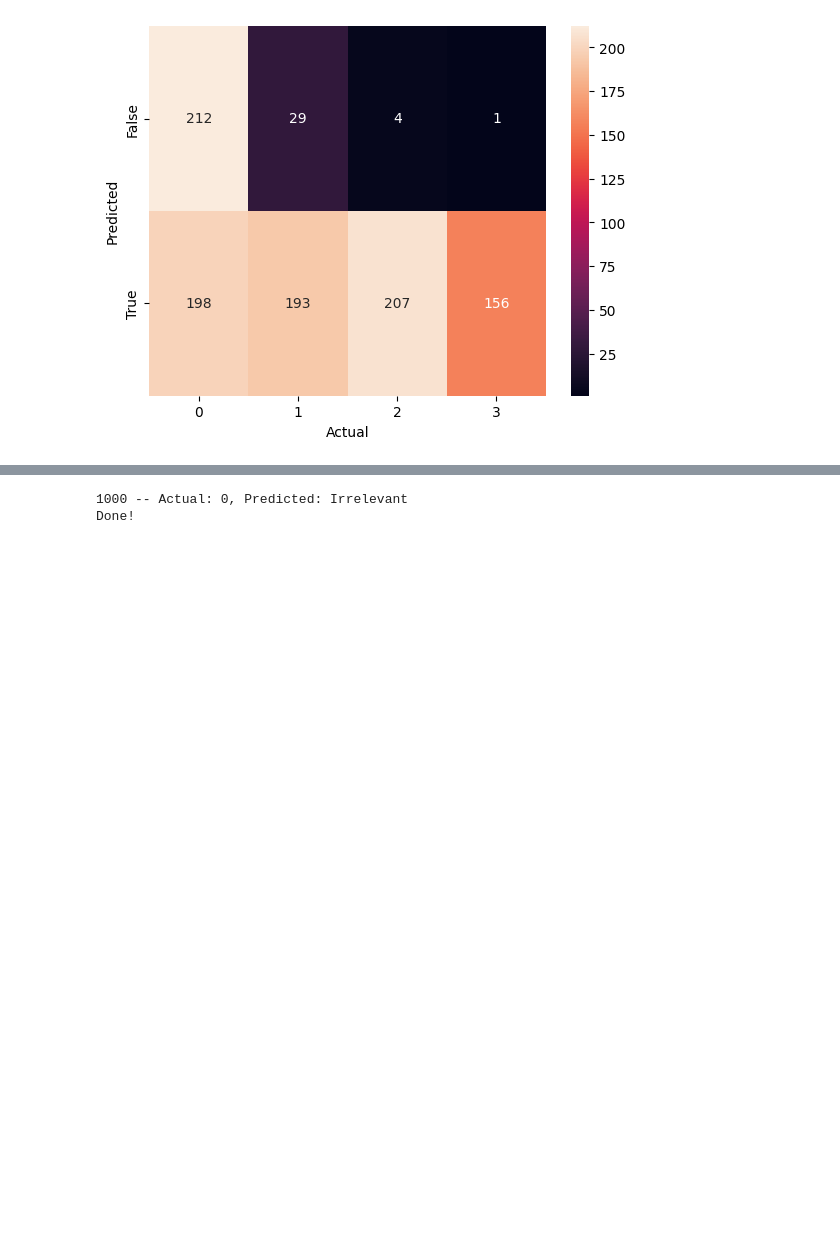
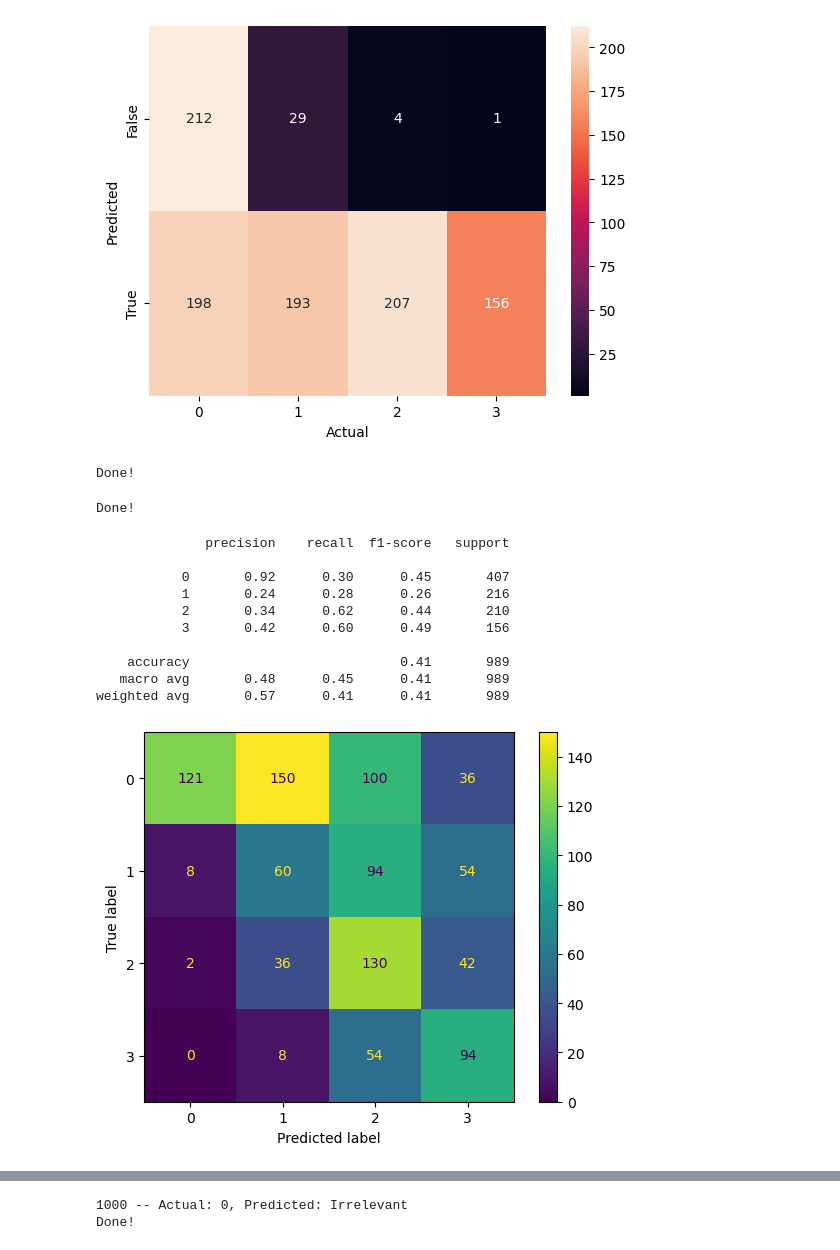
Before and after one commit to Sti11Evolving/LLM_Synthetic_IR_Data_Evaluation, a Jupyter notebook: Reconstruction.ipynb, the cells around one changed output, grey strips where cells are left out. Cells and saved outputs as stored; diff of their text form; code cells hidden in the pictures; blank space fills up the shorter version.

```diff
--- a/Reconstruction.ipynb
+++ b/Reconstruction.ipynb
@@ -93,4 +119,30 @@ sn.heatmap(label_matrix, annot=True, fmt=".0f", ).set(xlabel="Actual", ylabel="P
 [Text(0.5, 23.52222222222222, 'Actual'),
  Text(50.722222222222214, 0.5, 'Predicted')]
 [figure]
+# %%
+# Run zero-shot on symetrical
+run_experiment("gpt3.5-symetrical", "gpt-3.5-turbo-0613", numeric_symetrical_system_instructions, 0, msmarco_passage_v2, max_tokens=8, temperature=0, max_generated=1000)
+# %% [output]
+Done!
+# %%
+# Run zero-shot on step by step prompt
+run_experiment("gpt3.5-step_by_step", "gpt-3.5-turbo-0613", step_by_step_system_instructions, 0, msmarco_passage_v2, max_tokens=200, temperature=0, parser=number_parser, max_generated=1000)
+# %% [output]
+Done!
+# %%
+# Display metrics
+step_by_step_predictions = load_experiments("Data/gpt3.5-step_by_step.csv", msmarco_passage_v2)
+prediction_metrics(step_by_step_predictions)
+# %% [output]
+              precision    recall  f1-score   support
+
+           0       0.92      0.30      0.45       407
+           1       0.24      0.28      0.26       216
+           2       0.34      0.62      0.44       210
+           3       0.42      0.60      0.49       156
+
+    accuracy                           0.41       989
+   macro avg       0.48      0.45      0.41       989
+weighted avg       0.57      0.41      0.41       989
+[figure, added]
 # %%
```
Also changed, not shown: parts of 13 cells of this notebook, 7 other files.
